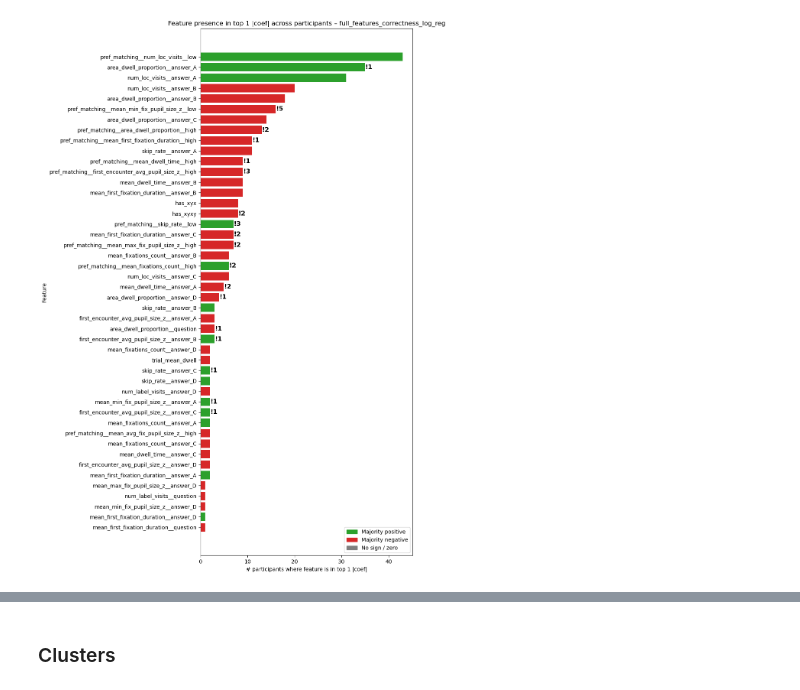
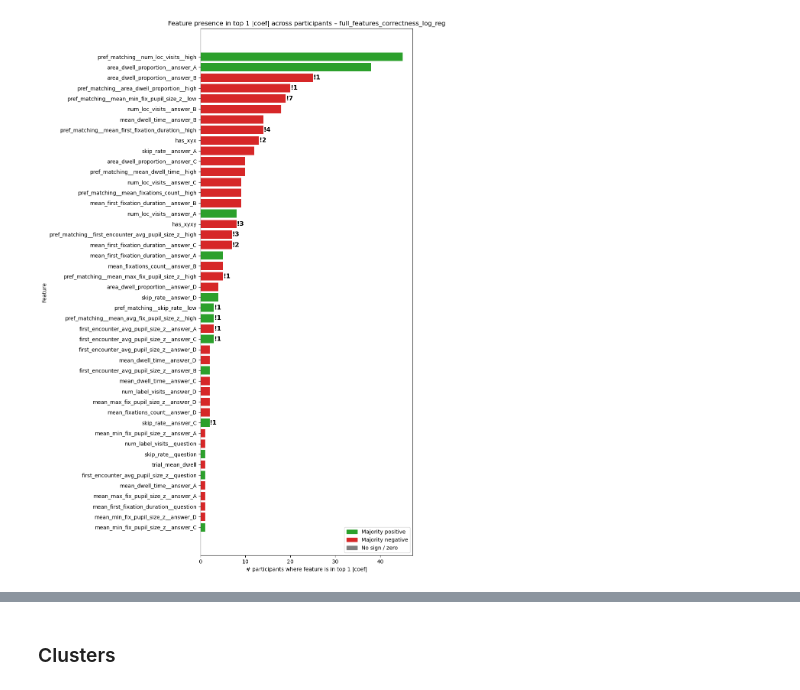
Before and after one commit to Mormorfor/QA_eyetracking, a Jupyter notebook: notebooks/answer_corr_prediction.ipynb, the cells around one changed output, grey strips where cells are left out. Drawn from its saved outputs; the diff is of its cells as text; code cells hidden in the pictures.

```diff
--- a/notebooks/answer_corr_prediction.ipynb
+++ b/notebooks/answer_corr_prediction.ipynb
@@ -52,8 +52,8 @@ pref_specs = [
     (Con.MEAN_MAX_FIX_PUPIL_SIZE_Z, "high"),
     (Con.MEAN_MIN_FIX_PUPIL_SIZE_Z, "low"),
     (Con.FIRST_ENCOUNTER_AVG_PUPIL_SIZE_Z, "high"),
-    (Con.NUM_LABEL_VISITS, "low"),
-    (Con.NUM_LOC_VISITS, "low"),
+    (Con.NUM_LABEL_VISITS, "high"),
+    (Con.NUM_LOC_VISITS, "high"),
 
 ]
 # %%
@@ -65,6 +65,9 @@ def build_trial_df(d: pd.DataFrame, group_cols):
     )
 
 MODEL_NAME_FOR_ANALYSIS = "full_features_correctness_log_reg"
+PAPER_DIRS = [
+    "papers/correctness_prediction/figures",
+]
 # %%
 results_all_corr_full = evaluate_models_on_answer_correctness(
     df=all_participants,
@@ -156,14 +185,18 @@ for pid, per_model in results_by_pid.items():
 TOP_K_WITHIN_PARTICIPANT = 1
 TOP_K_FEATURES_TO_SHOW = 70
 
-fig, summary_df = plot_top_abs_coef_feature_frequency_across_participants(
+fig, summary_df, paths = plot_top_abs_coef_feature_frequency_across_participants(
     results_by_pid=results_by_pid,
     model_name=MODEL_NAME_FOR_ANALYSIS,
     coef_col="coef",
     top_k_within_participant=TOP_K_WITHIN_PARTICIPANT,
     top_k_features=TOP_K_FEATURES_TO_SHOW,
-    save_path=f"../reports/plots/participent_correctness_coeffs/"
-              f"top{TOP_K_WITHIN_PARTICIPANT}_presence_{MODEL_NAME_FOR_ANALYSIS}.png",
+    save=True,
+    rel_dir="answer_correctness/coefficients/feature_presence",
+    filename=f"top{TOP_K_WITHIN_PARTICIPANT}_presence_{MODEL_NAME_FOR_ANALYSIS}_top{TOP_K_FEATURES_TO_SHOW}",
+    paper_dirs=PAPER_DIRS,
+    dpi=300,
+    close=False,
 )
 summary_df
 # %% [output]
@@ -187,4 +220,4 @@ summary_df
-[figure, old version]
+[figure, new version]
 # %%
 AVG_RANK_MIN_PARTICIPANTS = 1
 
```
Also changed, not shown: parts of 7 cells of this notebook, 14 other files.
